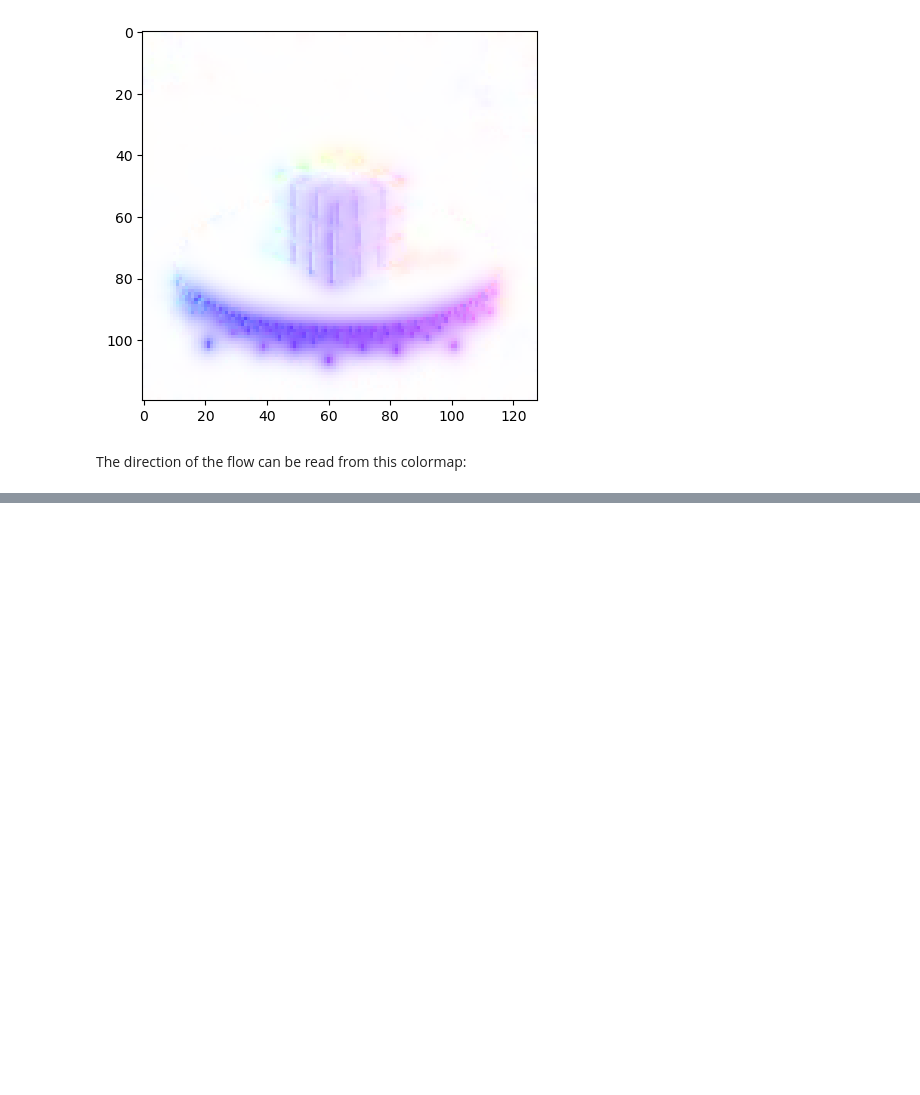
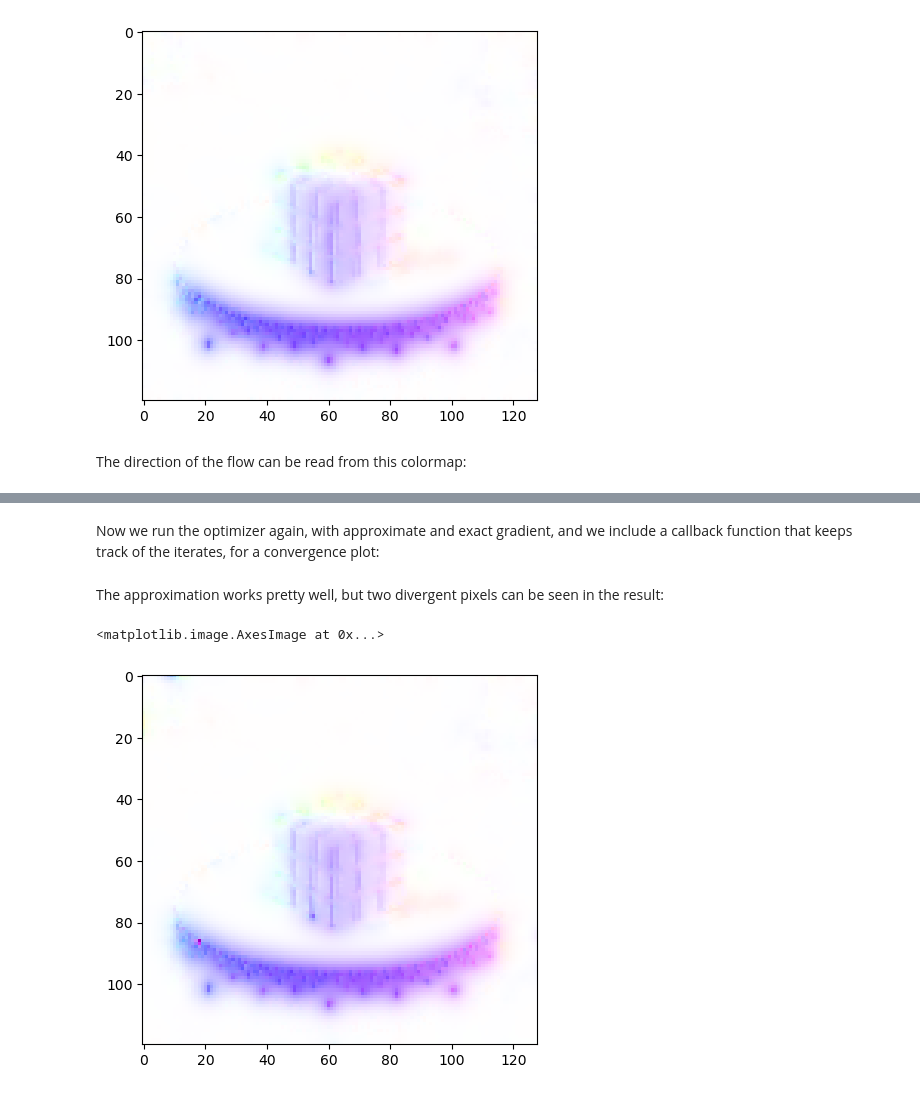
Before and after one commit to RendersJens/ImWIP, a Jupyter notebook: docs/source/notebooks/optical_flow.ipynb, the cells around one changed output, grey strips where cells are left out. Drawn from its saved outputs; the diff is of its cells as text; code cells hidden in the pictures; blank space fills up the shorter version.

Commit message:
Added exact vs approx comparison to optical flow example

```diff
--- a/docs/source/notebooks/optical_flow.ipynb
+++ b/docs/source/notebooks/optical_flow.ipynb
@@ -76,0 +85,39 @@ plt.
+# %%
+# approximate gradient of objective function
+def approx_grad_f(uv):
+    u, v = uv.reshape(2, *im1.shape)
+    warped = imwip.warp(im1, u, v)
+    res = warped - im2
+    diff_warp = imwip.diff_warping_operator_2D(im1, u, v, approx=True)
+    return diff_warp.T @ res.ravel() + a * (G.T @ G @ uv)
+# %% [markdown]
+Now we run the optimizer again, with approximate and exact gradient, and we include a callback function that keeps track of the iterates, for a convergence plot:
+# %%
+# approx
+convergence_approx = []
+uv_approx = imwip.barzilai_borwein(
+    approx_grad_f,
+    uv0,
+    max_iter=100,
+    verbose=True,
+    callback=lambda x: convergence_approx.append(x)
+)
+u_approx, v_approx = uv_approx.reshape(2, *im1.shape)
+
+# exact
+convergence_exact = []
+uv = imwip.barzilai_borwein(
+    grad_f,
+    uv0,
+    max_iter=100,
+    verbose=True,
+    callback=lambda x: convergence_exact.append(x)
+)
+# %% [markdown]
+The approximation works pretty well, but two divergent pixels can be seen in the result:
+# %%
+flow = flow_vis.flow_uv_to_colors(u_approx, v_approx)
+plt.imshow(flow)
+# %% [output]
+<matplotlib.image.AxesImage at 0x...>
+[figure, added]
```
Also changed, not shown: parts of 4 cells of this notebook.
